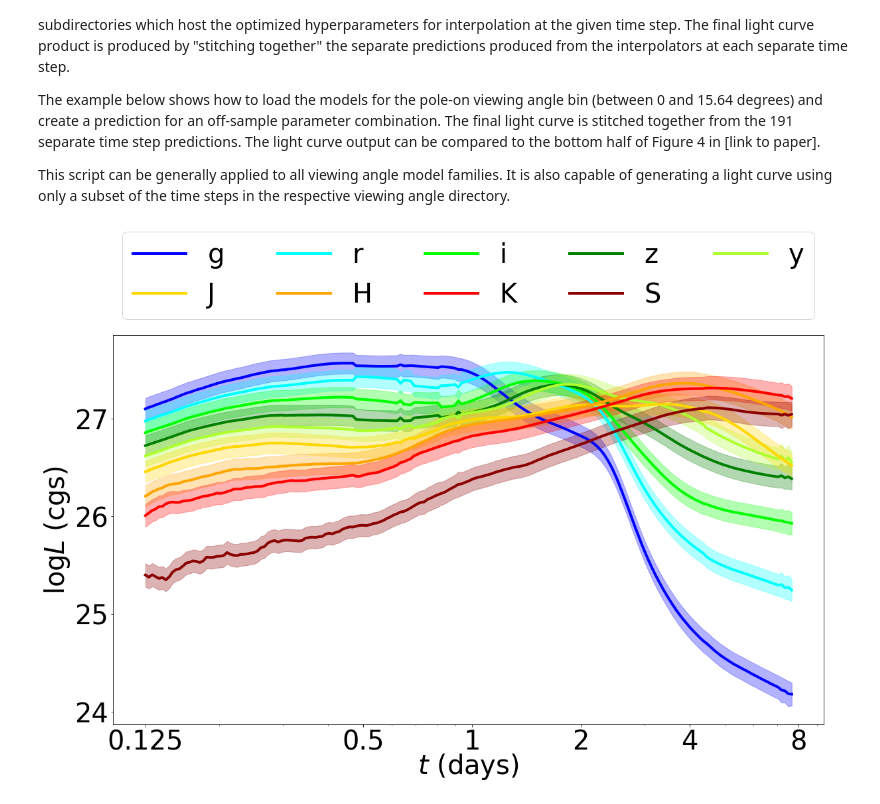
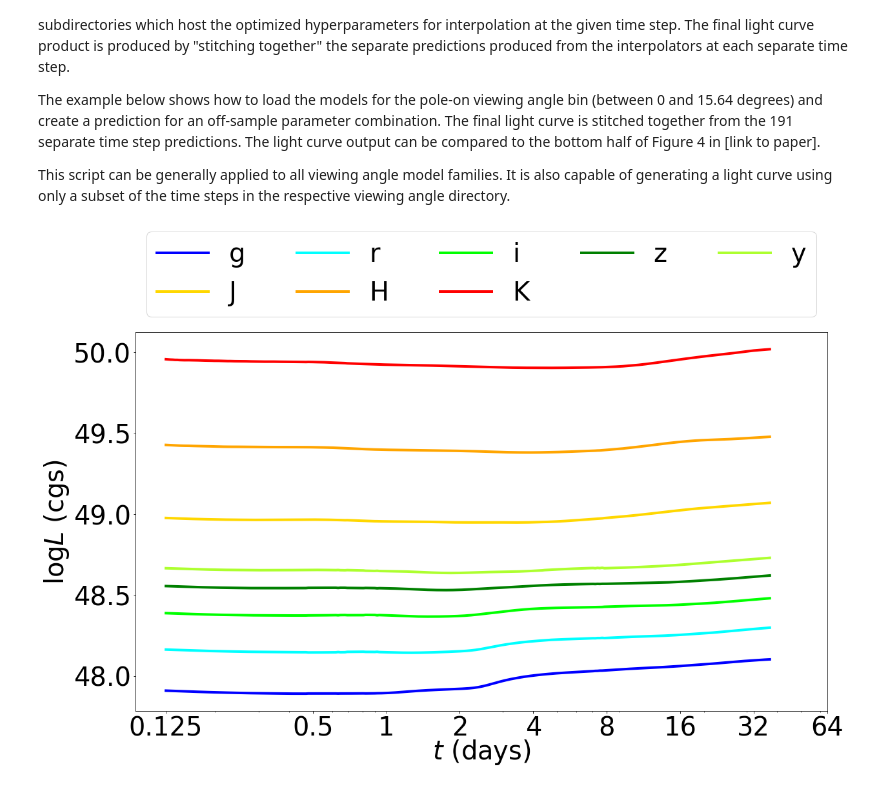
Before and after one commit to markoris/surrogate_kne, a Jupyter notebook: model_prediction_tutorial.ipynb, the cells around one changed output. Saved outputs shown, nothing was run; the diff lists cells and outputs as text; code cells hidden in the pictures.

Commit message:
added predict function with capability of lum -> mag conversion

```diff
--- a/model_prediction_tutorial.ipynb
+++ b/model_prediction_tutorial.ipynb
@@ -10,44 +10,31 @@ This script can be generally applied to all viewing angle model families. It is
 # Jupyter notebook describing how to load and make predictions using json models
 
 import glob
+from natsort import natsorted
 import numpy as np
 import save_sklearn_gp as ssg
-from scipy.linalg import cholesky, cho_solve
+#from scipy.linalg import cholesky, cho_solve
 
 # making a size (9, 5) array with each row having 5 input parameters (md, vd, mw, vw, wav) for all wavelength bands
 
-times = np.logspace(np.log10(0.125), np.log10(7.6608262), 191)
-
 inputs = np.array([0.097050, 0.197642, 0.083748, 0.297978]) # parameters used for off-sample prediction in paper
-wavs = np.array([476., 621., 754., 900., 1020., 1220., 1630., 2190., 4493.]).reshape(9, 1)
+#wavs = np.array([476., 621., 754., 900., 1020., 1220., 1630., 2190., 4493.]).reshape(9, 1)
+wavs = np.array([476., 621., 754., 900., 1020., 1220., 1630., 2190.]).reshape(8, 1)
 inputs = np.tile(inputs, wavs.shape[0]).reshape(-1, 4)
 inputs = np.hstack((inputs, wavs))
 
 # loading all the models from the family trained using a pole-on viewing angle
 
 files = glob.glob('theta00deg/*')
-files.sort() # sorting is necessary! otherwise time will be out of order
+files = natsorted(files) # sorting is necessary! otherwise time will be out of order
 
 # loop through all the individual time steps, making a prediction at each
 
 for file in files:
 	fname = file+'/model'
 	model = ssg.load_gp(fname) # loading Gaussian Process from hyperparameters saved in .json format
-	K = model.kernel_(model.X_train_) # setting up the kernel
-	K[np.diag_indices_from(K)] += model.alpha
-	model.L_ = cholesky(K, lower=True) # recalculating L matrix since this is what makes the pickled models bulky
-	model._K_inv = None # has to be set to None so the GP knows to re-calculate matrices used for uncertainty
-	K_trans = model.kernel_(inputs, model.X_train_)
-	pred = K_trans.dot(model.alpha_)
-	pred = model._y_train_std * pred + model._y_train_mean
-	v = cho_solve((model.L_, True), K_trans.T)
-	y_cov = model.kernel_(inputs) - K_trans.dot(v)
-	err = np.sqrt(np.diag(y_cov))
-#	K = model.kernel_(model.X_train_) # setting up the kernel
-#	K[np.diag_indices_from(K)] += model.alpha
-#	model.L_ = cholesky(K, lower=True) # recalculating L matrix since this is what makes the pickled models bulky
-#	model._K_inv = None # has to be set to None so the GP knows to re-calculate matrices used for uncertainty
-#	pred, err = model.predict(inputs, return_std=True) # returns prediction and uncertainty
+	pred, err = ssg.predict(model, inputs, output='ABmags')
+
 	try:
 		lc = np.append(lc, pred[None, :], axis=0)
 		errs = np.append(errs, err[None, :], axis=0)
@@ -57,31 +44,33 @@ for file in files:
 # %%
 from matplotlib import ticker
 import matplotlib.pyplot as plt
 import itertools
 
 def flip(items, ncol):
     '''
     credit to Avaris on StackOverflow for this function
     '''
     return itertools.chain(*[items[i::ncol] for i in range(ncol)])
 
+times = np.logspace(np.log10(0.125), np.log10(37.239195485411194), 264)
+
 colors = {"g": "blue", "r": "cyan", "i": "lime", "z": "green", "y": "greenyellow", "J": "gold",
          "H": "orange", "K": "red", "S": "darkred"}
 wavelengths = 'grizyJHKS'
 plt.figure(figsize=(19.2, 10.8))
 plt.rc('font', size = 40)
 plt.rc('lines', lw=4)
 for band in range(lc.shape[1]):
 	plt.plot(times, lc[:, band], color=colors[wavelengths[band]], label=wavelengths[band])
-	plt.fill_between(times, lc[:, band]-errs[:, band], lc[:, band]+errs[:, band], color=colors[wavelengths[band]], alpha=0.3)
+	#plt.fill_between(times, lc[:, band]-errs[:, band], lc[:, band]+errs[:, band], color=colors[wavelengths[band]], alpha=0.3)
 plt.xscale('log')
-plt.gca().set_xticks([0.125, 0.5, 1, 2, 4, 8])
+plt.gca().set_xticks([0.125, 0.5, 1, 2, 4, 8, 16, 32, 64])
 plt.gca().get_xaxis().set_major_formatter(ticker.FormatStrFormatter('%g'))
 plt.xlabel(r"$t$ (days)", labelpad=-5)
 plt.ylabel(r"$\log L$ (cgs)")
 handles, labels = plt.gca().get_legend_handles_labels()
 handles, labels = plt.gca().get_legend_handles_labels()
 plt.legend(flip(handles, 5), flip(labels, 5), ncol=5, bbox_to_anchor=(0.5, 1.3), loc='upper center')
 plt.savefig('pred_compact.png')
 # %% [output]
-[figure, old version]
+[figure, new version]
```
Also changed, not shown: 1 other file.
